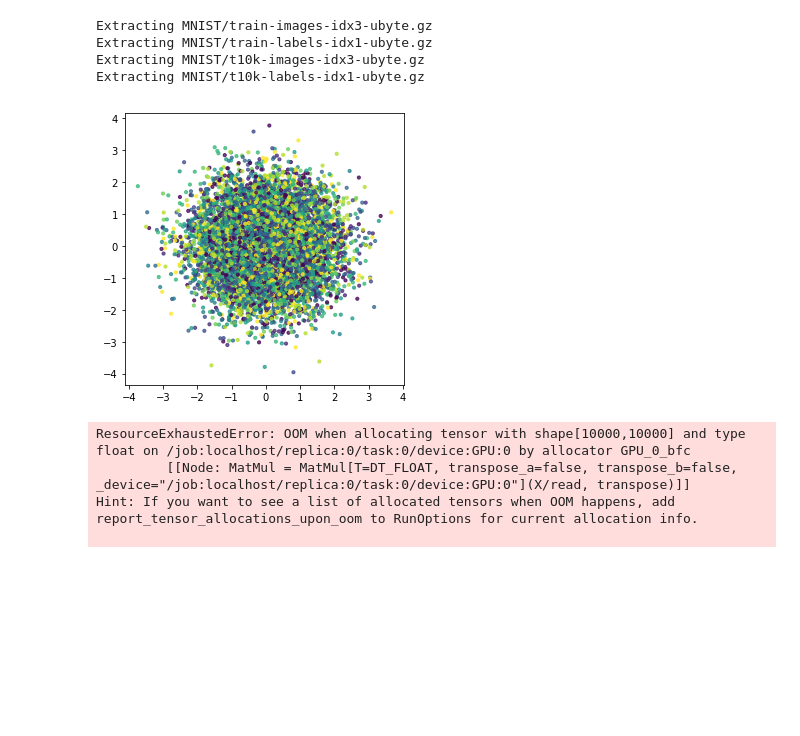
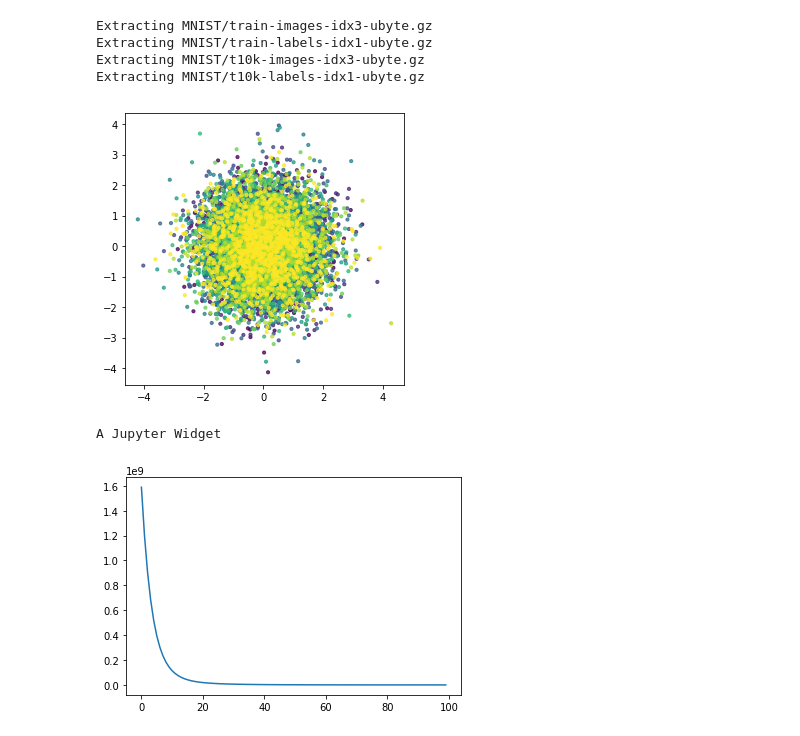
Before and after one commit to bitsauce/CSE291-I00_ML_on_3D_Data, a Jupyter notebook: homework2/1-Multidimensional_Scaling.ipynb, the cells around one changed output. Drawn from its saved outputs; the diff is of its cells as text; code cells hidden in the pictures; blank space fills up the shorter version.

Commit message:
Task 2

```diff
--- a/homework2/1-Multidimensional_Scaling.ipynb
+++ b/homework2/1-Multidimensional_Scaling.ipynb
@@ -48,5 +45,19 @@ D_prime = r - 2*tf.matmul(X_prime, tf.transpose(X_prime)) + tf.transpose(r)
 
 # Loss function
 loss = tf.reduce_sum(tf.reduce_sum(tf.matrix_band_part(tf.pow(D_prime - D, 2), 0, -1)))
+# %%
+sess = tf.InteractiveSession()
+tf.global_variables_initializer().run()
+X = sess.run(X_prime)
+# %%
+x = [x[0] for x in X]
+y = [x[1] for x in X]
+colors = [c for c in np.arange(0, 1, 0.1) for i in range(1000)]
+
+plt.figure(figsize=(5, 5))
+plt.scatter(x, y, s=10.0, c=colors, alpha=0.75)
+plt.show()
+# %% [output]
+[figure, added]
 # %%
 # Define optimizer
@@ -54,37 +66,20 @@ optim = tf.train.AdamOptimizer(learning_rate=0.0001).minimize(loss)
-# %%
-x = [x[0] for x in X]
-y = [x[1] for x in X]
-colors = [c for i in range(1000) for c in np.arange(0, 1, 0.1)]
-
-plt.figure(figsize=(5, 5))
-plt.scatter(x, y, s=10.0, c=colors, alpha=0.75)
-plt.show()
-# %% [output]
-[figure, removed]
 # %%
-from ipywidgets import FloatProgress
-from IPython.display import display
-
-sess = tf.InteractiveSession()
-tf.global_variables_initializer().run()
-
-# Make batches to train
-num_iter = 1000
+# Minimize the loss
+num_iter = 100
 loss_values = []
 progress = FloatProgress(min=0, max=num_iter); display(progress)
 for i in range(num_iter):
+    progress.description = "Epoch %i/%i" % (i, num_iter)
     _, l, X = sess.run([optim, loss, X_prime], feed_dict = { D: D_matrix })
     loss_values.append(l)
     progress.value += 1
-    progress.description = "Epoch %i/%i" % (i, num_iter)
-
-plt.plot(loss_values)
-plt.show()
 # %% [output]
-ResourceExhaustedError: OOM when allocating tensor with shape[10000,10000] and type float on /job:localhost/replica:0/task:0/device:GPU:0 by allocator GPU_0_bfc
-         [[Node: MatMul = MatMul[T=DT_FLOAT, transpose_a=false, transpose_b=false, _device="/job:localhost/replica:0/task:0/device:GPU:0"](X/read, transpose)]]
-Hint: If you want to see a list of allocated tensors when OOM happens, add report_tensor_allocations_upon_oom to RunOptions for current allocation info.
-
+A Jupyter Widget
+# %%
+plt.plot(loss_values)
+plt.show()
+# %% [output]
+[figure, added]
 # %%
 x = [x[0] for x in X]
 y = [x[1] for x in X]
```
Also changed, not shown: parts of 6 cells of this notebook, 13 other files.
